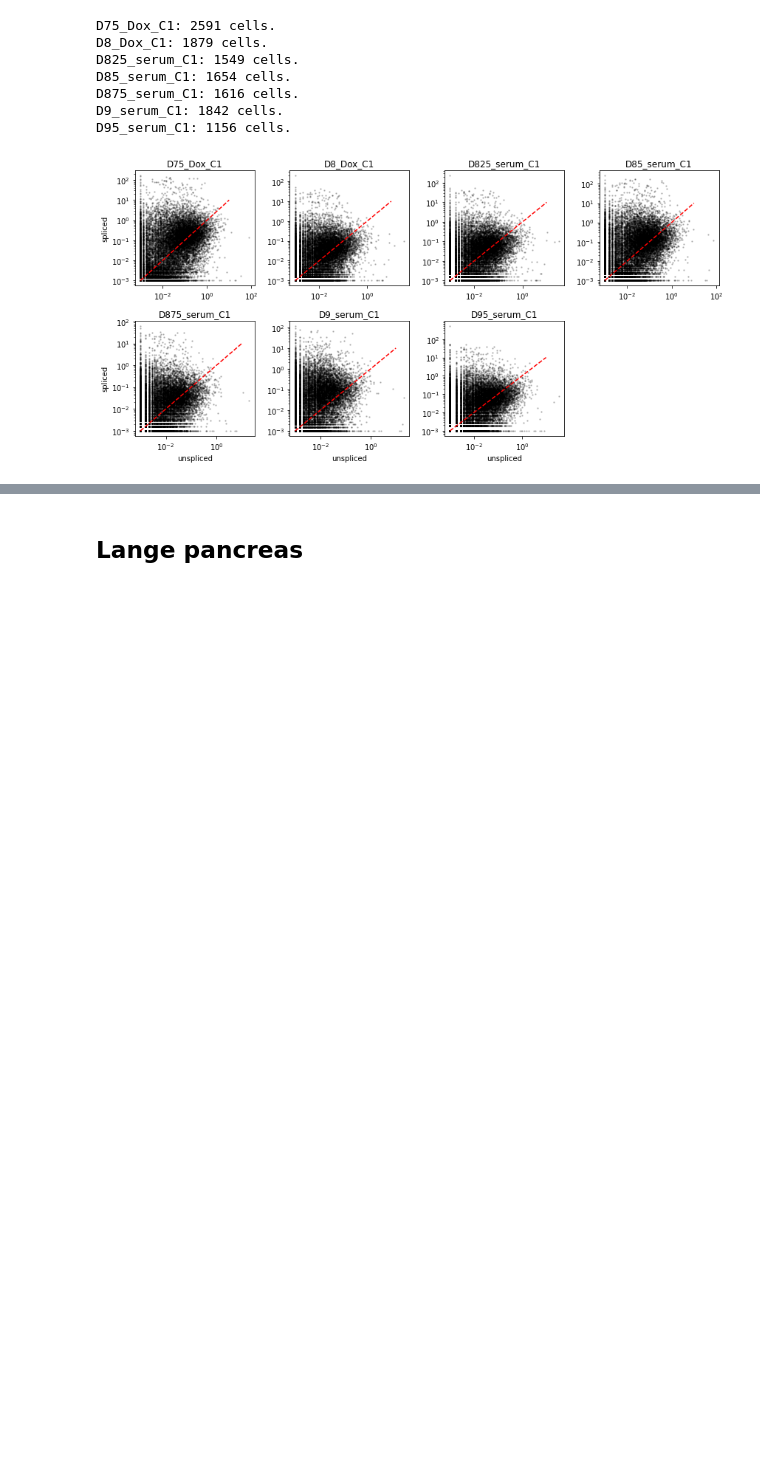
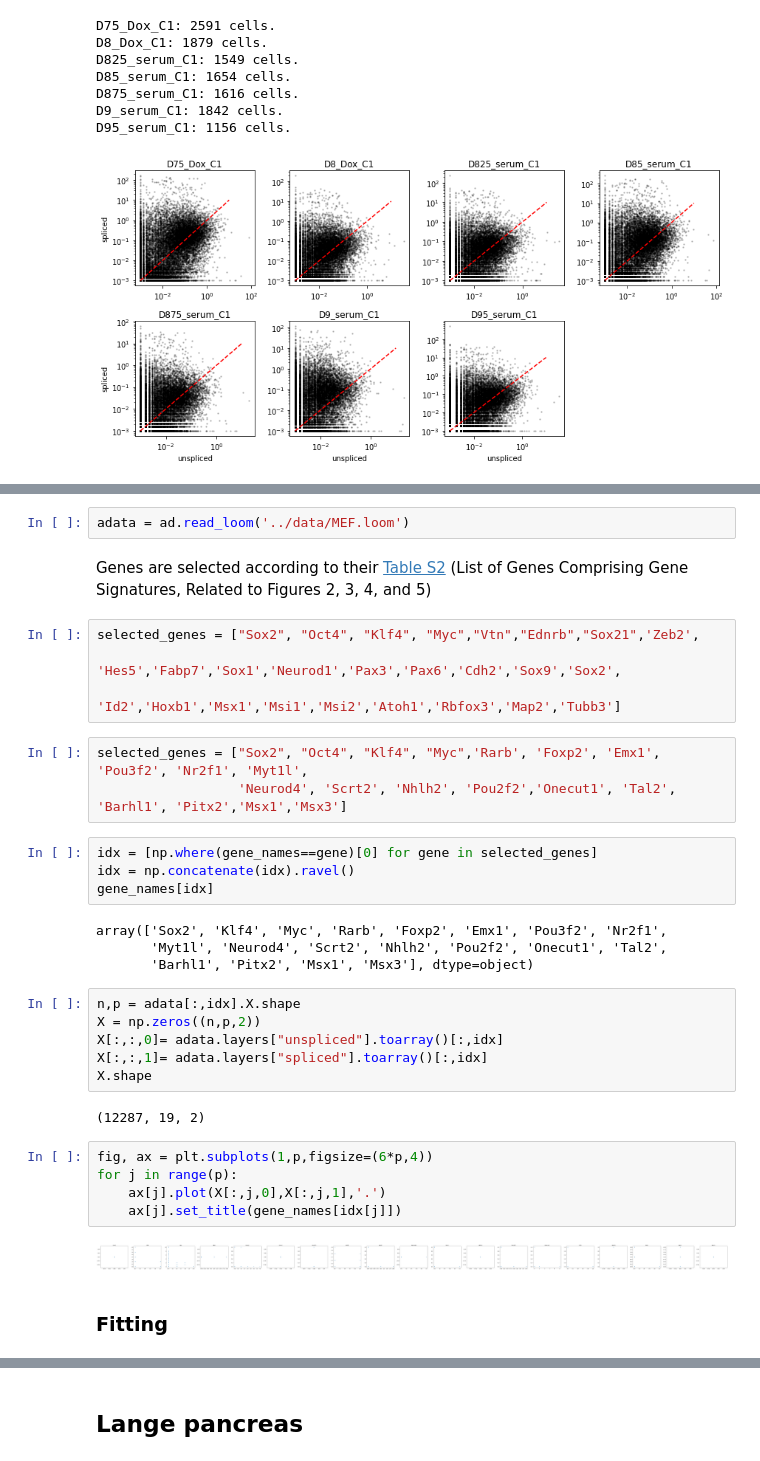
Before and after one commit to pachterlab/FGP_2024, a Jupyter notebook: notebooks/prospectives.ipynb, the cells around one changed output, grey strips where cells are left out. Cells and saved outputs as stored; diff of their text form; blank space fills up the shorter version.

```diff
--- a/notebooks/prospectives.ipynb
+++ b/notebooks/prospectives.ipynb
@@ -210,0 +282,36 @@ D95_serum_C1: 1156 cells.
+# %%
+adata = ad.read_loom('../data/MEF.loom')
+# %% [markdown]
+Genes are selected according to their [Table S2](https://www.cell.com/cms/10.1016/j.cell.2019.01.006/attachment/a687e497-b4c8-45a3-b786-b59db5f3b9d0/mmc2.xlsx) (List of Genes Comprising Gene Signatures, Related to Figures 2, 3, 4, and 5)
+# %%
+selected_genes = ["Sox2", "Oct4", "Klf4", "Myc","Vtn","Ednrb","Sox21",'Zeb2',
+                  'Hes5','Fabp7','Sox1','Neurod1','Pax3','Pax6','Cdh2','Sox9','Sox2',
+                  'Id2','Hoxb1','Msx1','Msi1','Msi2','Atoh1','Rbfox3','Map2','Tubb3']
+# %%
+selected_genes = ["Sox2", "Oct4", "Klf4", "Myc",'Rarb', 'Foxp2', 'Emx1', 'Pou3f2', 'Nr2f1', 'Myt1l',
+                  'Neurod4', 'Scrt2', 'Nhlh2', 'Pou2f2','Onecut1', 'Tal2', 'Barhl1', 'Pitx2','Msx1','Msx3']
+# %%
+idx = [np.where(gene_names==gene)[0] for gene in selected_genes]
+idx = np.concatenate(idx).ravel()
+gene_names[idx]
+# %% [output]
+array(['Sox2', 'Klf4', 'Myc', 'Rarb', 'Foxp2', 'Emx1', 'Pou3f2', 'Nr2f1',
+       'Myt1l', 'Neurod4', 'Scrt2', 'Nhlh2', 'Pou2f2', 'Onecut1', 'Tal2',
+       'Barhl1', 'Pitx2', 'Msx1', 'Msx3'], dtype=object)
+# %%
+n,p = adata[:,idx].X.shape
+X = np.zeros((n,p,2))
+X[:,:,0]= adata.layers["unspliced"].toarray()[:,idx]
+X[:,:,1]= adata.layers["spliced"].toarray()[:,idx]
+X.shape
+# %% [output]
+(12287, 19, 2)
+# %%
+fig, ax = plt.subplots(1,p,figsize=(6*p,4))
+for j in range(p):
+    ax[j].plot(X[:,j,0],X[:,j,1],'.')
+    ax[j].set_title(gene_names[idx[j]])
+# %% [output]
+[figure, added]
+# %% [markdown]
+### Fitting
```
Also changed, not shown: parts of 18 cells of this notebook.
